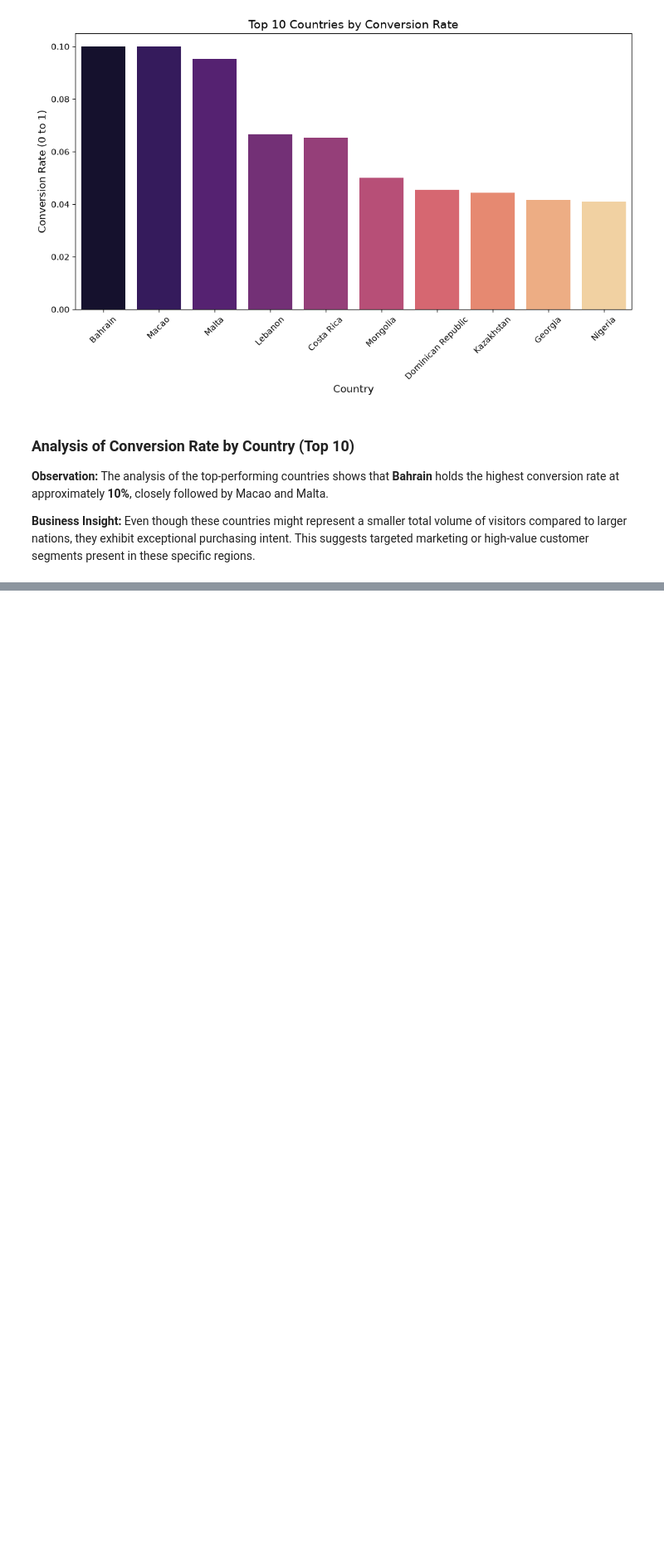
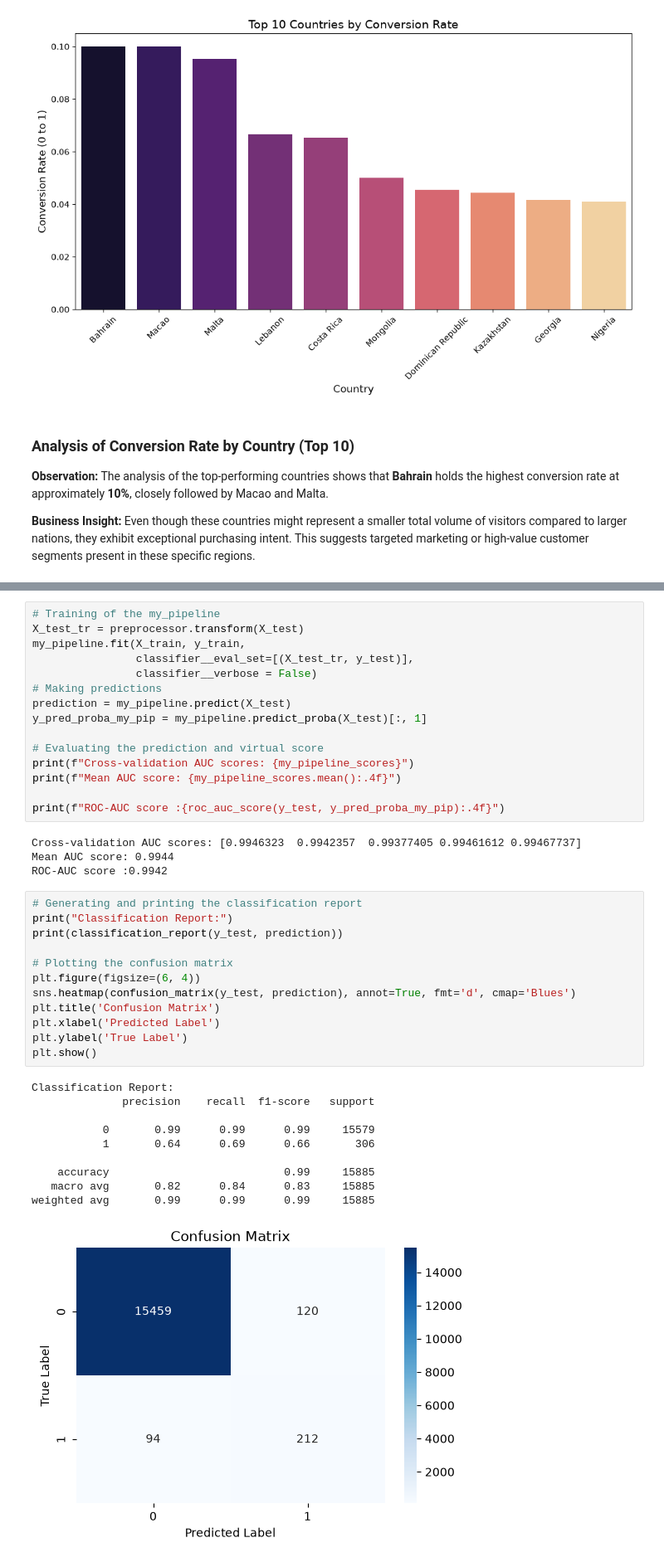
Before and after one commit to lintello-10/bq_ecommerce_project, a Jupyter notebook: notebooks/.ipynb, the cells around one changed output, grey strips where cells are left out. Shown at 83% size. Drawn from its saved outputs; the diff is of its cells as text; blank space fills up the shorter version.

```diff
--- a/notebooks/.ipynb
+++ b/notebooks/.ipynb
@@ -313,0 +452,42 @@ Even though these countries might represent a smaller total volume of visitors c
+# %%
+# Training of the my_pipeline
+X_test_tr = preprocessor.transform(X_test)
+my_pipeline.fit(X_train, y_train,
+                classifier__eval_set=[(X_test_tr, y_test)],
+                classifier__verbose = False)
+# Making predictions
+prediction = my_pipeline.predict(X_test)
+y_pred_proba_my_pip = my_pipeline.predict_proba(X_test)[:, 1]
+
+# Evaluating the prediction and virtual score
+print(f"Cross-validation AUC scores: {my_pipeline_scores}")
+print(f"Mean AUC score: {my_pipeline_scores.mean():.4f}")
+
+print(f"ROC-AUC score :{roc_auc_score(y_test, y_pred_proba_my_pip):.4f}")
+# %% [output]
+Cross-validation AUC scores: [0.9946323  0.9942357  0.99377405 0.99461612 0.99467737]
+Mean AUC score: 0.9944
+ROC-AUC score :0.9942
+# %%
+# Generating and printing the classification report
+print("Classification Report:")
+print(classification_report(y_test, prediction))
+
+# Plotting the confusion matrix
+plt.figure(figsize=(6, 4))
+sns.heatmap(confusion_matrix(y_test, prediction), annot=True, fmt='d', cmap='Blues')
+plt.title('Confusion Matrix')
+plt.xlabel('Predicted Label')
+plt.ylabel('True Label')
+plt.show()
+# %% [output]
+Classification Report:
+              precision    recall  f1-score   support
+
+           0       0.99      0.99      0.99     15579
+           1       0.64      0.69      0.66       306
+
+    accuracy                           0.99     15885
+   macro avg       0.82      0.84      0.83     15885
+weighted avg       0.99      0.99      0.99     15885
+[figure, added]
```
Also changed, not shown: parts of 19 cells of this notebook, 2 other files.
